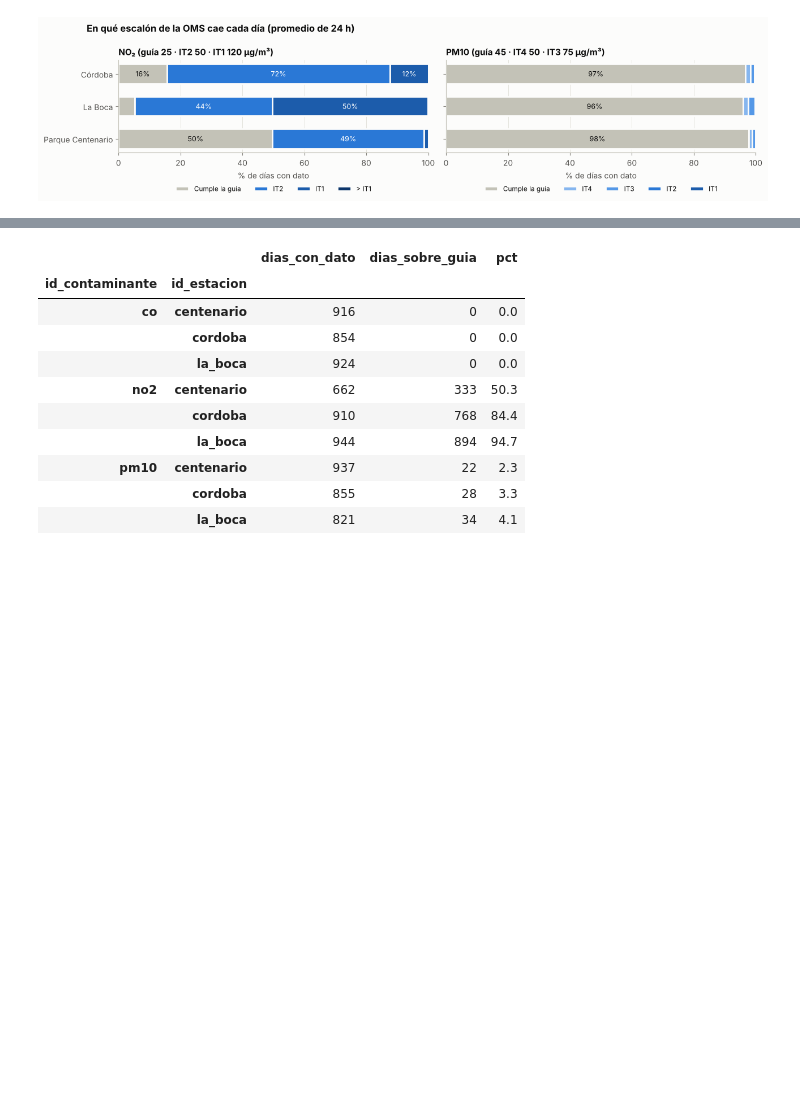
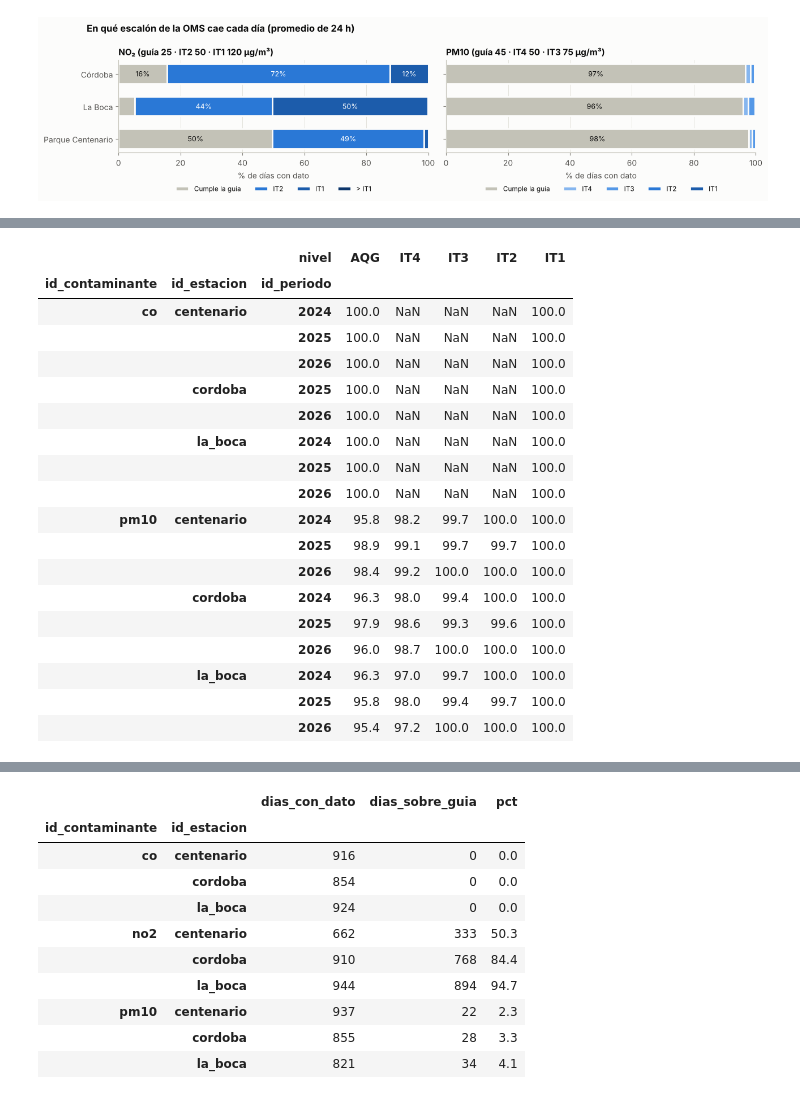
Before and after one commit to ezequielmaranda/nox-ciudad, a Jupyter notebook: notebooks/eda.ipynb, the cells around one changed output, grey strips where cells are left out. Cells and saved outputs as stored; diff of their text form; code cells hidden in the pictures; blank space fills up the shorter version.

```diff
--- a/notebooks/eda.ipynb
+++ b/notebooks/eda.ipynb
@@ -607,0 +655,26 @@ junto con los escalones.
+# %%
+# PM10 y CO: la misma matriz en tabla (casi todo cerca de 100%, por eso no va al gráfico)
+(matriz_niveles[matriz_niveles.id_contaminante.isin(["pm10", "co"]) & (matriz_niveles.id_periodo != "movil_12m")]
+ .assign(pct=lambda x: (100 * x.pct_dias_cumple).round(1))
+ .pivot_table(index=["id_contaminante", "id_estacion", "id_periodo"], columns=["orden_exigencia", "nivel"], values="pct")
+ .droplevel(0, axis=1))
+# %% [output]
+|  |  | nivel | AQG | IT4 | IT3 | IT2 | IT1 |
+| id_contaminante | id_estacion | id_periodo |  |  |  |  |  |
+| co | centenario | 2024 | 100.0 | NaN | NaN | NaN | 100.0 |
+|  |  | 2025 | 100.0 | NaN | NaN | NaN | 100.0 |
+|  |  | 2026 | 100.0 | NaN | NaN | NaN | 100.0 |
+|  | cordoba | 2025 | 100.0 | NaN | NaN | NaN | 100.0 |
+|  |  | 2026 | 100.0 | NaN | NaN | NaN | 100.0 |
+|  | la_boca | 2024 | 100.0 | NaN | NaN | NaN | 100.0 |
+|  |  | 2025 | 100.0 | NaN | NaN | NaN | 100.0 |
+|  |  | 2026 | 100.0 | NaN | NaN | NaN | 100.0 |
+| pm10 | centenario | 2024 | 95.8 | 98.2 | 99.7 | 100.0 | 100.0 |
+|  |  | 2025 | 98.9 | 99.1 | 99.7 | 99.7 | 100.0 |
+|  |  | 2026 | 98.4 | 99.2 | 100.0 | 100.0 | 100.0 |
+|  | cordoba | 2024 | 96.3 | 98.0 | 99.4 | 100.0 | 100.0 |
+|  |  | 2025 | 97.9 | 98.6 | 99.3 | 99.6 | 100.0 |
+|  |  | 2026 | 96.0 | 98.7 | 100.0 | 100.0 | 100.0 |
+|  | la_boca | 2024 | 96.3 | 97.0 | 99.7 | 100.0 | 100.0 |
+|  |  | 2025 | 95.8 | 98.0 | 99.4 | 99.7 | 100.0 |
+|  |  | 2026 | 95.4 | 97.2 | 100.0 | 100.0 | 100.0 |
```
Also changed, not shown: parts of 5 cells of this notebook, 22 other files.
